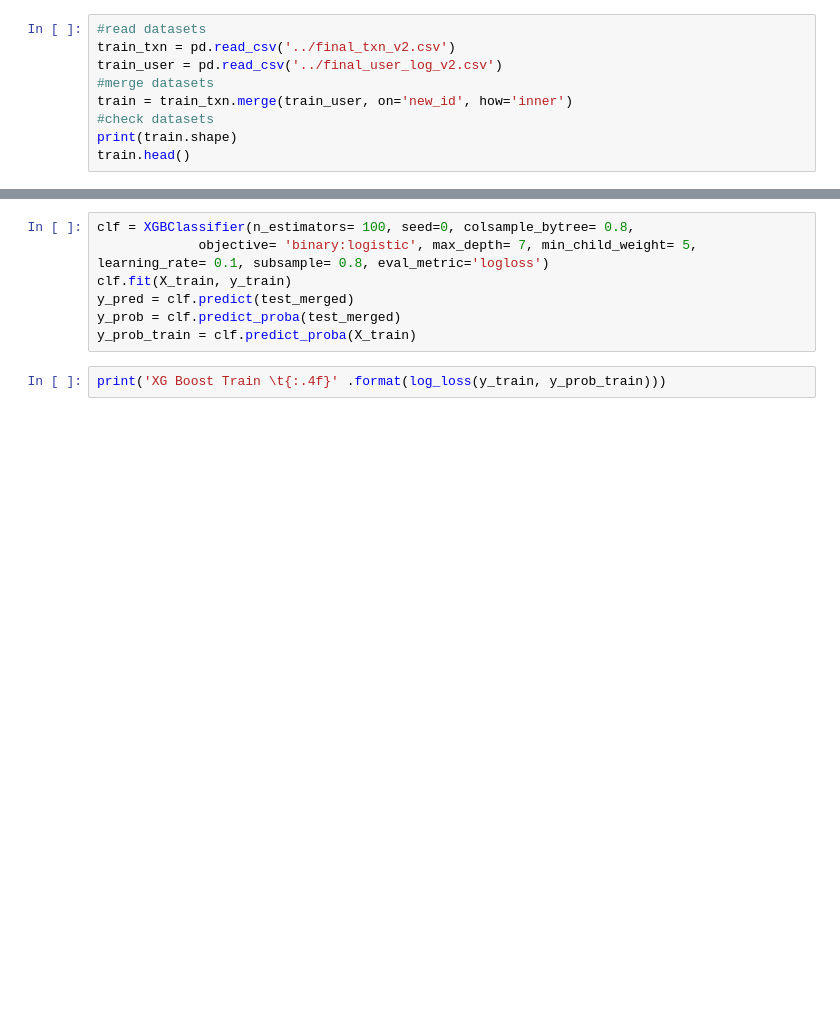
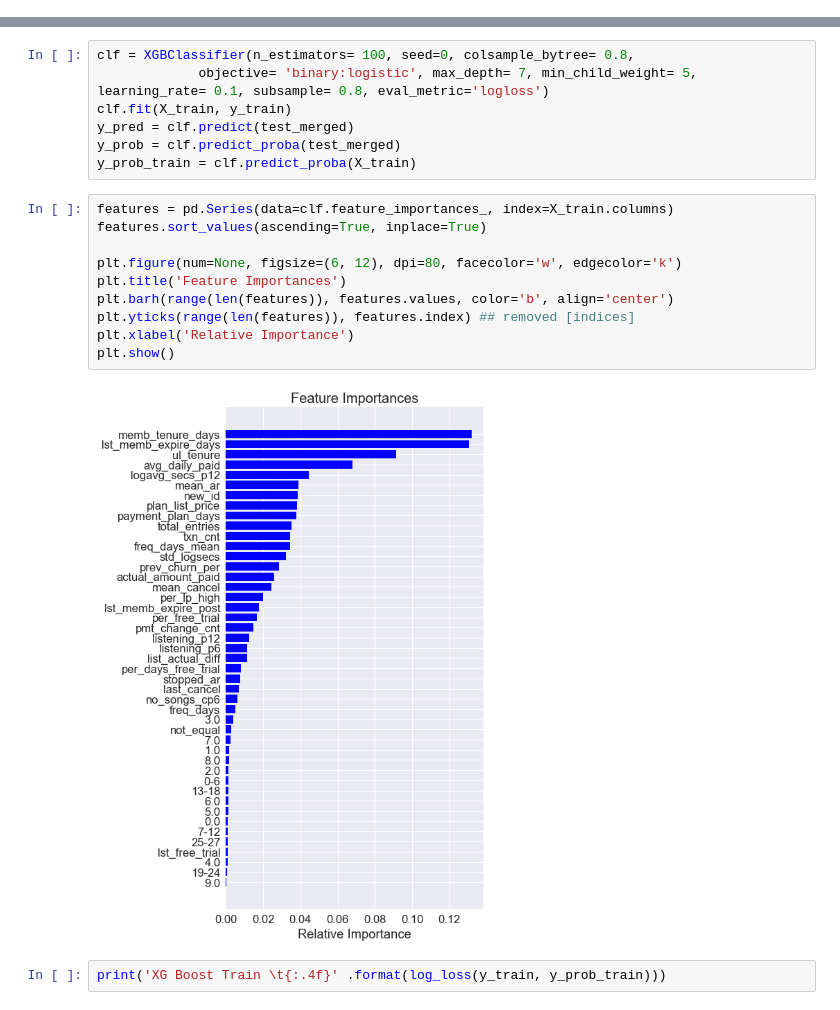
Before and after one commit to calestini/Kcompetition, a Jupyter notebook: Untitled.ipynb, the cells around one changed output, grey strips where cells are left out. Saved outputs shown, nothing was run; the diff lists cells and outputs as text; blank space fills up the shorter version.

```diff
--- a/Untitled.ipynb
+++ b/Untitled.ipynb
@@ -50,9 +9,0 @@ test_f.to_csv('../test_prediction.csv', index=False)
-# %%
-#read datasets
-train_txn = pd.read_csv('../final_txn_v2.csv')
-train_user = pd.read_csv('../final_user_log_v2.csv')
-#merge datasets
-train = train_txn.merge(train_user, on='new_id', how='inner')
-#check datasets
-print(train.shape)
-train.head()
@@ -256,6 +197,18 @@ clf.fit(X_train, y_train)
 y_pred = clf.predict(test_merged)
 y_prob = clf.predict_proba(test_merged)
 y_prob_train = clf.predict_proba(X_train)
+# %%
+features = pd.Series(data=clf.feature_importances_, index=X_train.columns)
+features.sort_values(ascending=True, inplace=True)
+
+plt.figure(num=None, figsize=(6, 12), dpi=80, facecolor='w', edgecolor='k')
+plt.title('Feature Importances')
+plt.barh(range(len(features)), features.values, color='b', align='center')
+plt.yticks(range(len(features)), features.index) ## removed [indices]
+plt.xlabel('Relative Importance')
+plt.show()
+# %% [output]
+[figure, added]
 # %%
 print('XG Boost Train \t{:.4f}' .format(log_loss(y_train, y_prob_train)))
 # %% [output]
```
Also changed, not shown: parts of 26 cells of this notebook.
